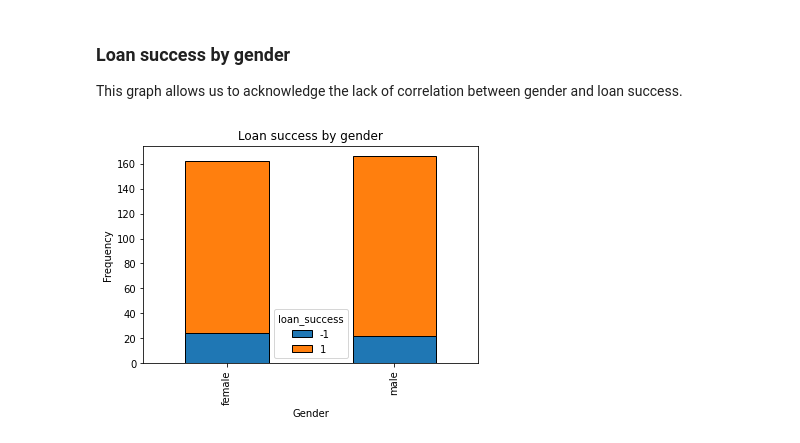
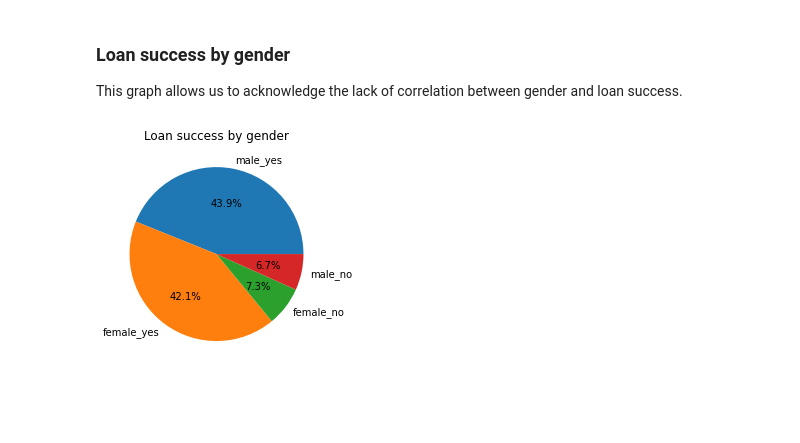
Before and after one commit to biam05/ac-feup, a Jupyter notebook: jupyters/graphs.ipynb, the cells around one changed output. Saved outputs shown, nothing was run; the diff lists cells and outputs as text; code cells hidden in the pictures; blank space fills up the shorter version.

```diff
--- a/jupyters/graphs.ipynb
+++ b/jupyters/graphs.ipynb
@@ -102,15 +124,17 @@ plt.show()
 ### Loan success by gender
 
 This graph allows us to acknowledge the lack of correlation between gender and loan success.
-# %%
-successbygender = pd.crosstab(df["gender"], df["loan_success"])
-
-successbygender.plot(kind="bar", stacked=True, ec="black")
-
-plt.title("Loan success by gender")
-plt.xlabel("Gender")
-plt.ylabel("Frequency")
-
-plt.show()
-# %% [output]
-[figure, removed]
+# %%
+successbygender = pd.DataFrame(df["gender"]).join(pd.DataFrame(df["loan_success"]))
+
+labels = ["male_yes", "female_yes", "female_no", "male_no"]
+sizes = successbygender.value_counts()
+
+fig, ax = plt.subplots()
+ax.pie(sizes, labels=labels, autopct='%1.1f%%')
+
+plt.title("Loan success by gender")
+
+plt.show()
+# %% [output]
+[figure, added]
```
Also changed, not shown: parts of 10 cells of this notebook.
